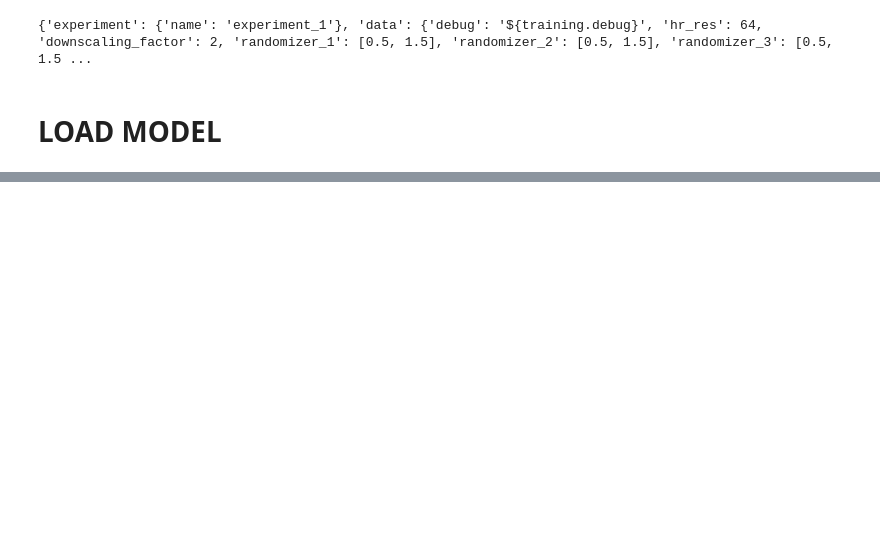
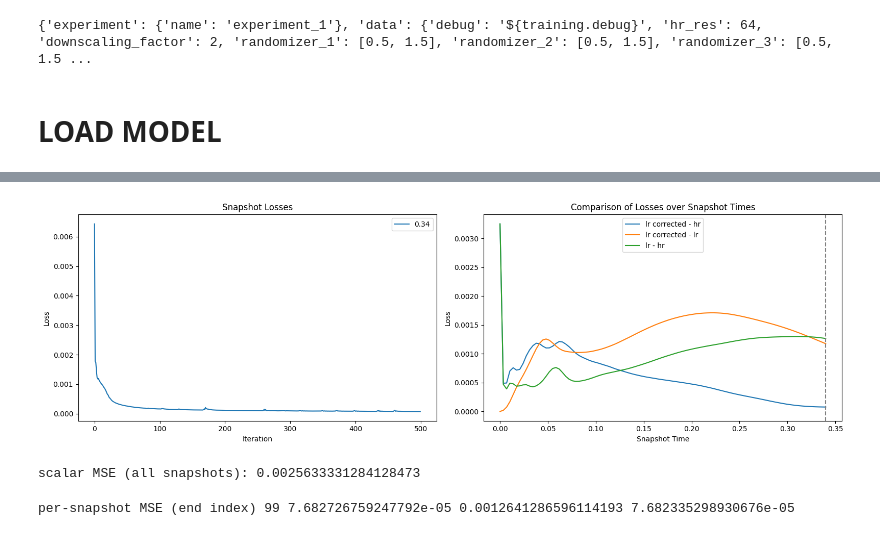
Before and after one commit to leo1200/jf1uids, a Jupyter notebook: corrector/notebooks/testing_model.ipynb, the cells around one changed output, grey strips where cells are left out. Drawn from its saved outputs; the diff is of its cells as text; code cells hidden in the pictures; blank space fills up the shorter version.

```diff
--- a/corrector/notebooks/testing_model.ipynb
+++ b/corrector/notebooks/testing_model.ipynb
@@ -129,0 +327,65 @@ final_state = time_integration(
+# %%
+fig, axs = plt.subplots(1, 2, figsize=(16, 5))  # adjust figsize as needed
+
+# --- First subplot: snapshot losses ---
+used_snapshot_times_training = used_config.data.snapshot_timepoints
+snapshot_times = np.array(
+    cfg_data.snapshot_timepoints
+)  # convert ListConfig to np.array
+trained_times_index = []
+
+for i in range(len(used_snapshot_times_training)):
+    axs[0].plot(
+        losses_training["snapshot_losses"][i::2],
+        label=str(used_snapshot_times_training[i]),
+    )
+    trained_times_index.append(
+        np.argmin(np.abs(snapshot_times - used_snapshot_times_training[i]))
+    )
+
+axs[0].set_title("Snapshot Losses")
+axs[0].set_xlabel("Iteration")
+axs[0].set_ylabel("Loss")
+axs[0].legend()
+
+# --- Second subplot: comparison losses ---
+axs[1].plot(
+    cfg_data.snapshot_timepoints, loss_lr_hr_corrected, label="lr corrected - hr"
+)
+axs[1].plot(cfg_data.snapshot_timepoints, loss_lr_lr, label="lr corrected - lr")
+axs[1].plot(cfg_data.snapshot_timepoints, loss_lr_hr_not_corrected, label="lr - hr")
+
+for time in used_snapshot_times_training:
+    axs[1].axvline(time, color="gray", linestyle="--")
+
+axs[1].set_title("Comparison of Losses over Snapshot Times")
+axs[1].set_xlabel("Snapshot Time")
+axs[1].set_ylabel("Loss")
+axs[1].legend()
+
+plt.tight_layout()
+plt.show()
+# %% [output]
+[figure, added]
+# %%
+# scalar mean MSE across all snapshots and elements (like training)
+scalar_mse_corrected_hr = jnp.mean((lr_corrected_states - hr_states) ** 2)
+print("scalar MSE (all snapshots):", scalar_mse_corrected_hr)
+# %% [output]
+scalar MSE (all snapshots): 0.0025633331284128473
+# %%
+# shapes: [snapshots, channels, x, y, z]
+def per_snapshot_mse(a, b):
+    # returns shape (snapshots,)
+    return jnp.mean((a - b) ** 2, axis=(1,2,3,4))
+
+mse_corrected_hr = per_snapshot_mse(lr_corrected_states, hr_states)
+mse_notcorr_hr  = per_snapshot_mse(lr_not_corrected_states, hr_states)
+mse_corr_not    = per_snapshot_mse(lr_corrected_states, lr_not_corrected_states)
+
+# print the end-time snapshot index and values
+n_snap = mse_corrected_hr.shape[0]
+end_idx = n_snap - 1
+print("per-snapshot MSE (end index)", end_idx, mse_corrected_hr[end_idx], mse_notcorr_hr[end_idx], losses_training["snapshot_losses"][-1])
+# %% [output]
+per-snapshot MSE (end index) 99 7.682726759247792e-05 0.0012641286596114193 7.682335298930676e-05
```
Also changed, not shown: parts of 12 cells of this notebook, 10 other files.
